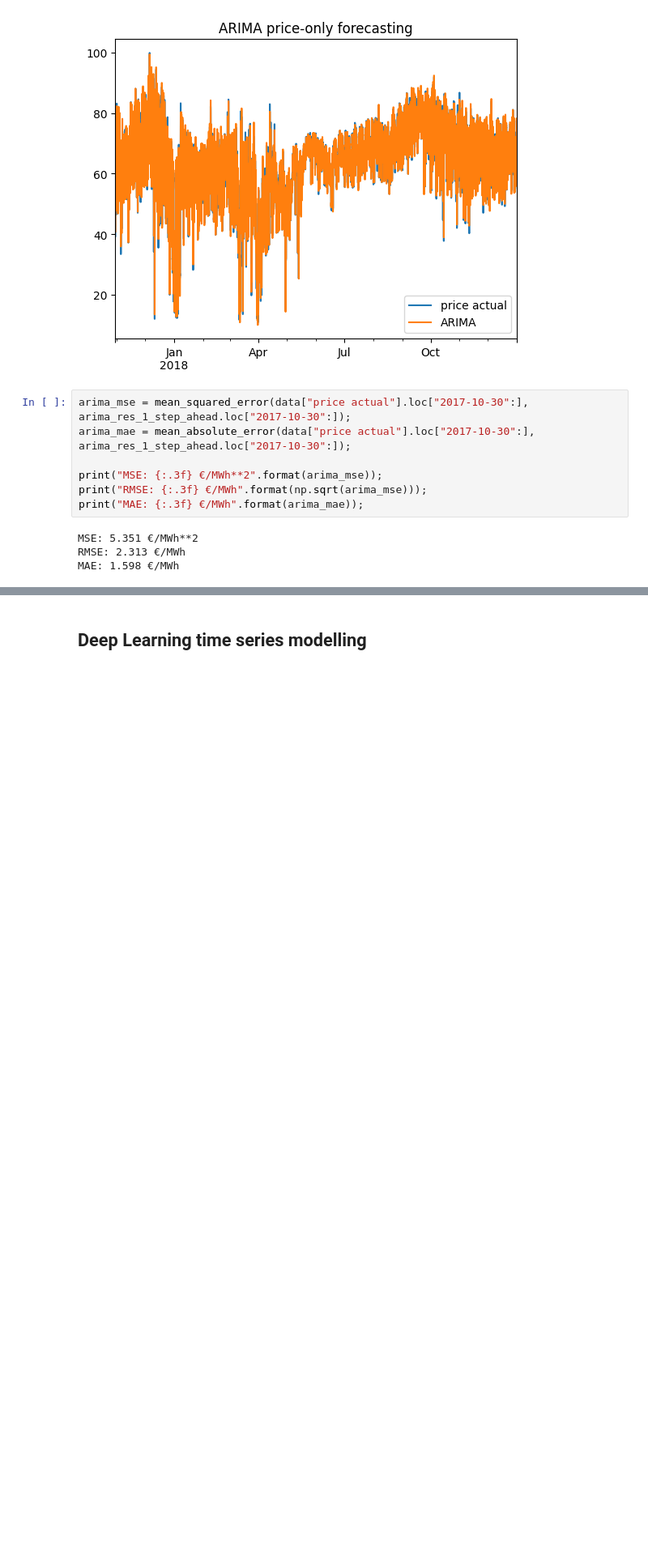
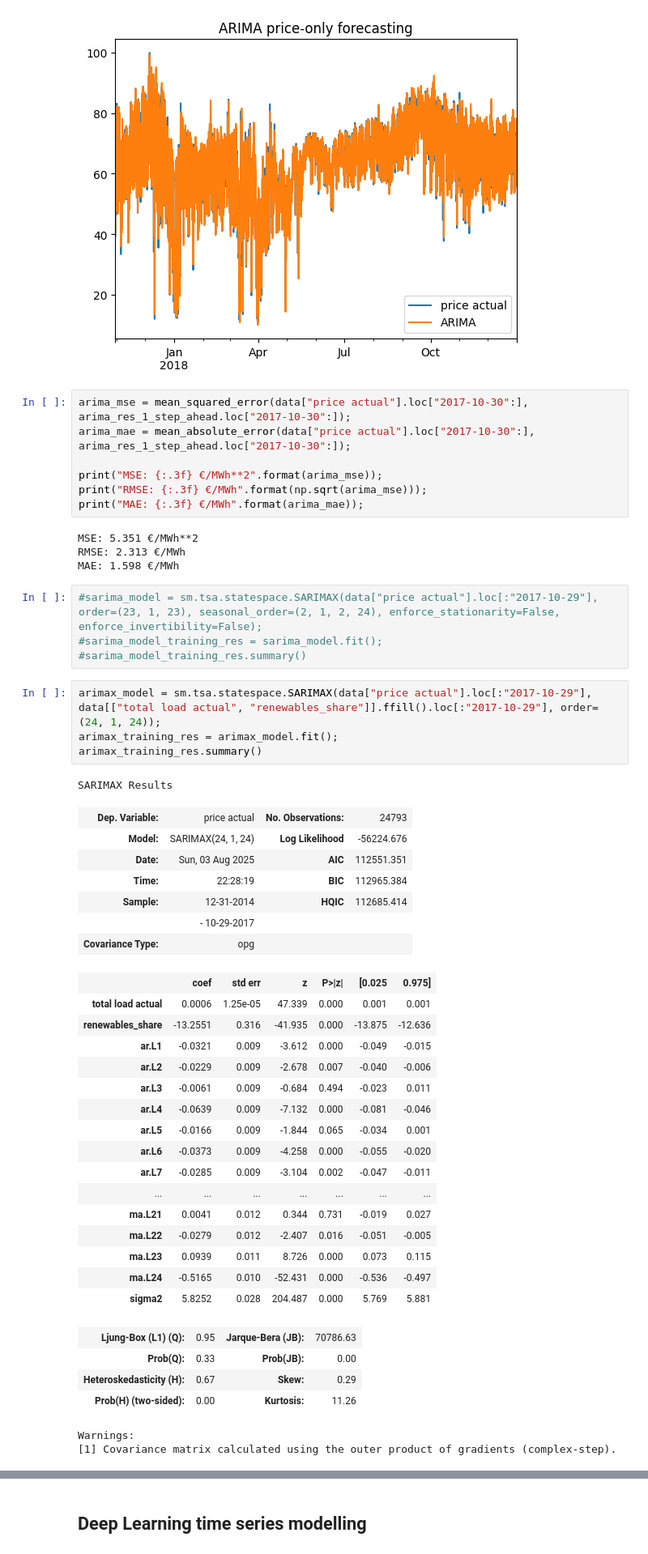
Before and after one commit to MiguelLoureiro98/EnergyForecasting, a Jupyter notebook: src/notebooks/hourly_forecasting/modelling.ipynb, the cells around one changed output, grey strips where cells are left out. Shown: that part at 81% size. Saved outputs shown, nothing was run; the diff lists cells and outputs as text; blank space fills up the shorter version.

```diff
--- a/src/notebooks/hourly_forecasting/modelling.ipynb
+++ b/src/notebooks/hourly_forecasting/modelling.ipynb
@@ -165,3 +182,42 @@ print("MAE: {:.3f} €/MWh".format(arima_mae));
 MSE: 5.351 €/MWh**2
 RMSE: 2.313 €/MWh
 MAE: 1.598 €/MWh
+# %%
+#sarima_model = sm.tsa.statespace.SARIMAX(data["price actual"].loc[:"2017-10-29"], order=(23, 1, 23), seasonal_order=(2, 1, 2, 24), enforce_stationarity=False, enforce_invertibility=False);
+#sarima_model_training_res = sarima_model.fit();
+#sarima_model_training_res.summary()
+# %%
+arimax_model = sm.tsa.statespace.SARIMAX(data["price actual"].loc[:"2017-10-29"], data[["total load actual", "renewables_share"]].ffill().loc[:"2017-10-29"], order=(24, 1, 24));
+arimax_training_res = arimax_model.fit();
+arimax_training_res.summary()
+# %% [output]
+SARIMAX Results
+| Dep. Variable: | price actual | No. Observations: | 24793 |
+| Model: | SARIMAX(24, 1, 24) | Log Likelihood | -56224.676 |
+| Date: | Sun, 03 Aug 2025 | AIC | 112551.351 |
+| Time: | 22:28:19 | BIC | 112965.384 |
+| Sample: | 12-31-2014 | HQIC | 112685.414 |
+|  | - 10-29-2017 |  |  |
+| Covariance Type: | opg |  |  |
+|  | coef | std err | z | P>|z| | [0.025 | 0.975] |
+| total load actual | 0.0006 | 1.25e-05 | 47.339 | 0.000 | 0.001 | 0.001 |
+| renewables_share | -13.2551 | 0.316 | -41.935 | 0.000 | -13.875 | -12.636 |
+| ar.L1 | -0.0321 | 0.009 | -3.612 | 0.000 | -0.049 | -0.015 |
+| ar.L2 | -0.0229 | 0.009 | -2.678 | 0.007 | -0.040 | -0.006 |
+| ar.L3 | -0.0061 | 0.009 | -0.684 | 0.494 | -0.023 | 0.011 |
+| ar.L4 | -0.0639 | 0.009 | -7.132 | 0.000 | -0.081 | -0.046 |
+| ar.L5 | -0.0166 | 0.009 | -1.844 | 0.065 | -0.034 | 0.001 |
+| ar.L6 | -0.0373 | 0.009 | -4.258 | 0.000 | -0.055 | -0.020 |
+| ar.L7 | -0.0285 | 0.009 | -3.104 | 0.002 | -0.047 | -0.011 |
+| ... | ... | ... | ... | ... | ... | ... |
+| ma.L21 | 0.0041 | 0.012 | 0.344 | 0.731 | -0.019 | 0.027 |
+| ma.L22 | -0.0279 | 0.012 | -2.407 | 0.016 | -0.051 | -0.005 |
+| ma.L23 | 0.0939 | 0.011 | 8.726 | 0.000 | 0.073 | 0.115 |
+| ma.L24 | -0.5165 | 0.010 | -52.431 | 0.000 | -0.536 | -0.497 |
+| sigma2 | 5.8252 | 0.028 | 204.487 | 0.000 | 5.769 | 5.881 |
+| Ljung-Box (L1) (Q): | 0.95 | Jarque-Bera (JB): | 70786.63 |
+| Prob(Q): | 0.33 | Prob(JB): | 0.00 |
+| Heteroskedasticity (H): | 0.67 | Skew: | 0.29 |
+| Prob(H) (two-sided): | 0.00 | Kurtosis: | 11.26 |
+Warnings:
+[1] Covariance matrix calculated using the outer product of gradients (complex-step).
```
Also changed, not shown: parts of 8 cells of this notebook.
